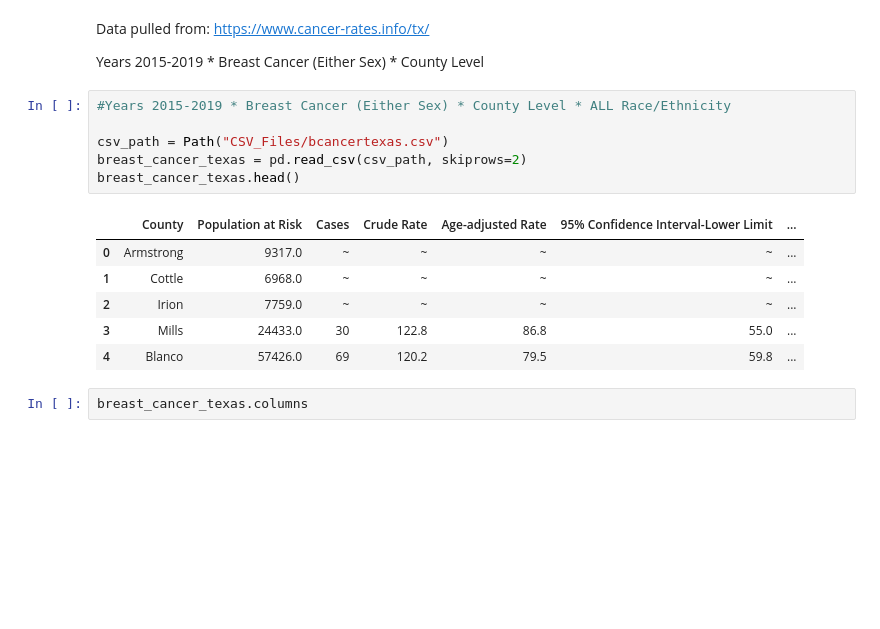
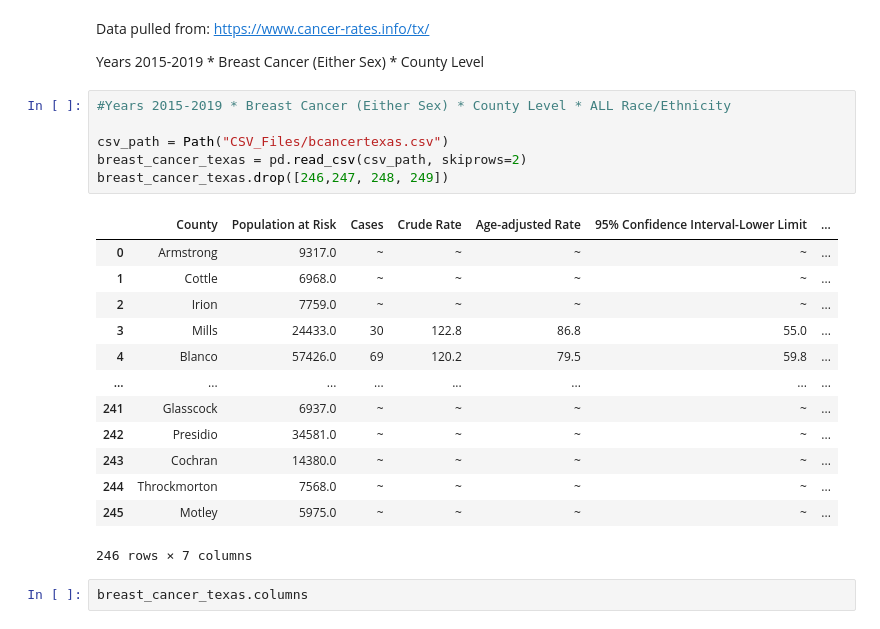
Before and after one commit to emilymees/Project-One, a Jupyter notebook: Shelby/breastcancer.ipynb, the cells around one changed output. Drawn from its saved outputs; the diff is of its cells as text; blank space fills up the shorter version.

```diff
--- a/Shelby/breastcancer.ipynb
+++ b/Shelby/breastcancer.ipynb
@@ -11,16 +11,23 @@ Years 2015-2019 * Breast Cancer (Either Sex) * County Level
 # %%
 #Years 2015-2019 * Breast Cancer (Either Sex) * County Level * ALL Race/Ethnicity
 
 csv_path = Path("CSV_Files/bcancertexas.csv")
 breast_cancer_texas = pd.read_csv(csv_path, skiprows=2)
-breast_cancer_texas.head()
+breast_cancer_texas.drop([246,247, 248, 249])
 # %% [output]
 |  | County | Population at Risk | Cases | Crude Rate | Age-adjusted Rate | 95% Confidence Interval-Lower Limit | ... |
 | 0 | Armstrong | 9317.0 | ~ | ~ | ~ | ~ | ... |
 | 1 | Cottle | 6968.0 | ~ | ~ | ~ | ~ | ... |
 | 2 | Irion | 7759.0 | ~ | ~ | ~ | ~ | ... |
 | 3 | Mills | 24433.0 | 30 | 122.8 | 86.8 | 55.0 | ... |
 | 4 | Blanco | 57426.0 | 69 | 120.2 | 79.5 | 59.8 | ... |
+| ... | ... | ... | ... | ... | ... | ... | ... |
+| 241 | Glasscock | 6937.0 | ~ | ~ | ~ | ~ | ... |
+| 242 | Presidio | 34581.0 | ~ | ~ | ~ | ~ | ... |
+| 243 | Cochran | 14380.0 | ~ | ~ | ~ | ~ | ... |
+| 244 | Throckmorton | 7568.0 | ~ | ~ | ~ | ~ | ... |
+| 245 | Motley | 5975.0 | ~ | ~ | ~ | ~ | ... |
+246 rows × 7 columns
 # %%
 breast_cancer_texas.columns
 # %% [output]
```
Also changed, not shown: parts of 5 cells of this notebook.
